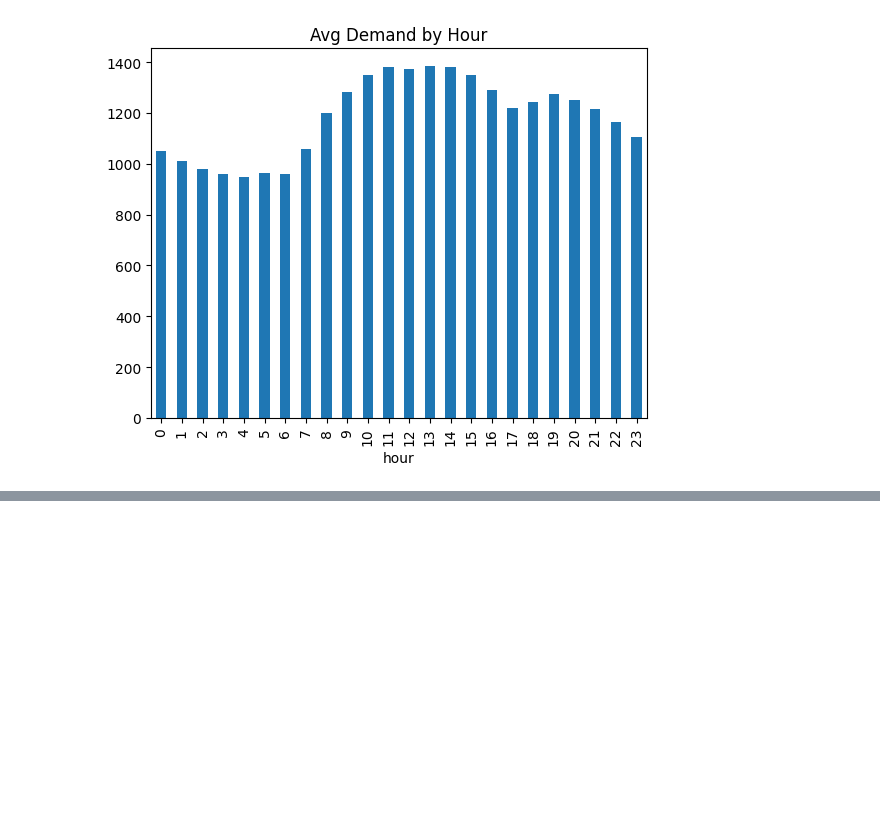
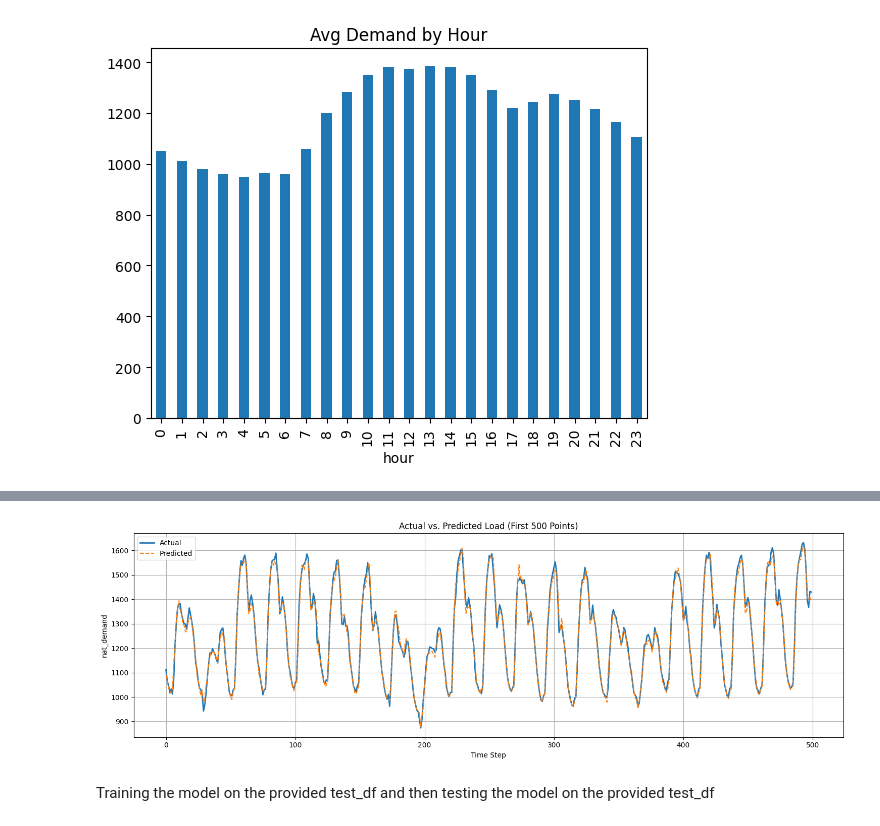
Before and after one commit to utkarshsrivastava94/data_science, a Jupyter notebook: load_forecasting_project/data_cleaner.ipynb, the cells around one changed output, grey strips where cells are left out. Cells and saved outputs as stored; diff of their text form; code cells hidden in the pictures; blank space fills up the shorter version.

Commit message:
Working ML model created and saved

```diff
--- a/load_forecasting_project/data_cleaner.ipynb
+++ b/load_forecasting_project/data_cleaner.ipynb
@@ -133,3 +105,19 @@ continuous_df.groupby('hour')['nat_demand'].mean().plot(kind='bar', title="Avg D
 # %% [output]
 <Axes: title={'center': 'Avg Demand by Hour'}, xlabel='hour'>
 [figure]
+# %%
+import pandas as pd
+from src.data_prep.feature_engineering import FeatureEngineer
+
+# Ensure 'datetime' is the index and in datetime format
+df = pd.read_csv("datasets/continuous dataset.csv", parse_dates=['datetime'])
+df.set_index('datetime', inplace=True)
+
+# Apply feature engineering
+engineered_df = (
+    FeatureEngineer(df)
+    .add_time_features()
+    .add_lag_features()
+    .add_rolling_features()
+    .finalize()
+)
@@ -135,0 +156,8 @@ continuous_df.groupby('hour')['nat_demand'].mean().plot(kind='bar', title="Avg D
+# %%
+from src.models.baseline_model import BaselineModel
+
+# Train & Evaluate model
+model = BaselineModel(engineered_df)
+X_train, X_test, y_train, y_test = model.train_test_split(test_size=0.2)
+model.train(X_train, y_train)
+y_test, y_pred = model.evaluate(X_test, y_test)
@@ -135,0 +186,20 @@ continuous_df.groupby('hour')['nat_demand'].mean().plot(kind='bar', title="Avg D
+# %%
+import matplotlib.pyplot as plt
+
+# Plot a subset to make it easier to see patterns
+n = 500  # change as needed
+
+plt.figure(figsize=(15, 5))
+plt.plot(y_test.values[:n], label="Actual", linewidth=2)
+plt.plot(y_pred[:n], label="Predicted", linestyle='--')
+plt.title("Actual vs. Predicted Load (First {} Points)".format(n))
+plt.xlabel("Time Step")
+plt.ylabel("nat_demand")
+plt.legend()
+plt.grid(True)
+plt.tight_layout()
+plt.show()
+# %% [output]
+[figure, added]
+# %% [markdown]
+Training the model on the provided test_df and then testing the model on the provided test_df
```
Also changed, not shown: parts of 13 cells of this notebook, 2 other files.
